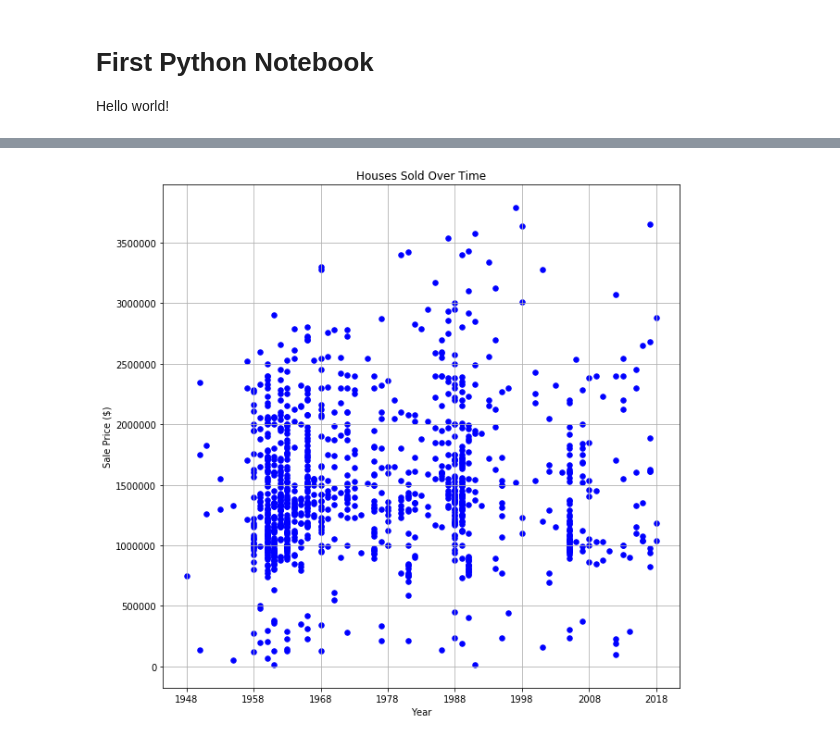
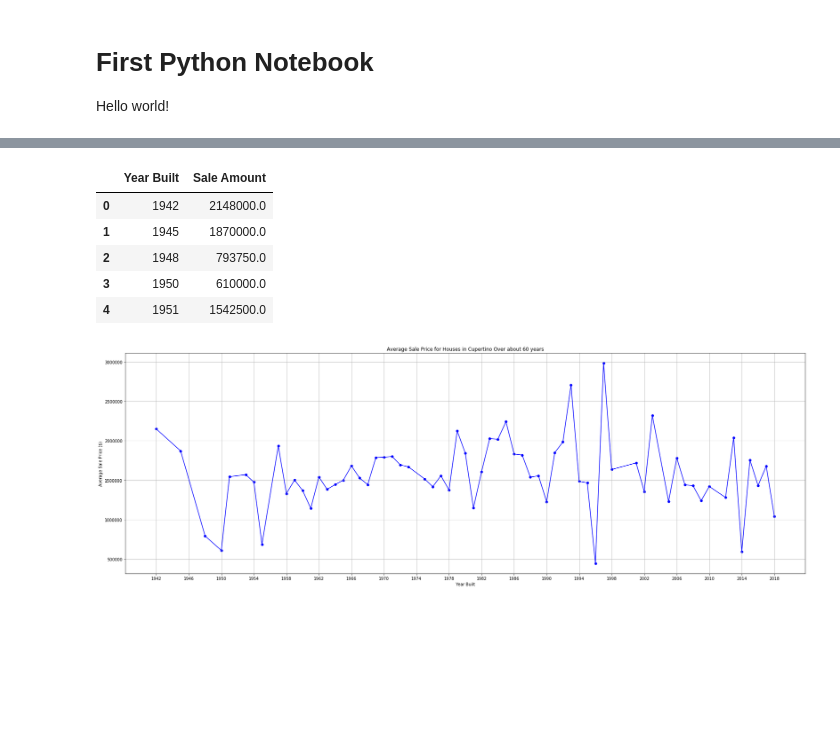
Before and after one commit to MelissaDjohan/Real-Estate-Data-Analysis, a Jupyter notebook: pyconstruction.ipynb, the cells around one changed output, grey strips where cells are left out. Drawn from its saved outputs; the diff is of its cells as text; code cells hidden in the pictures; blank space fills up the shorter version.

```diff
--- a/pyconstruction.ipynb
+++ b/pyconstruction.ipynb
@@ -98,0 +97,3 @@ cupertino_data_cleaned_df
+# %%
+data = data[(data['Sale Amount'] < 5000000) & (data['Year Built'] > 1940)]
+data.head()
@@ -99,14 +107,13 @@ cupertino_data_cleaned_df
 # %%
-data = cupertino_data_cleaned_df
 
-plt.figure(figsize=(10,10))
-plt.scatter(data['BuildingSummaryYearbuilteffective'], data['SaleAmountSaleamt'],marker="o",c="b", s = 30)
+plt.figure(figsize=(20,10))
+plt.scatter(data['Year Built'], data['Sale Amount'],marker="o",c="b", s = 30)
 
-plt.xticks(np.arange(min(data['BuildingSummaryYearbuilteffective']),max(data['BuildingSummaryYearbuilteffective']) + 1, 10))
+plt.xticks(np.arange(min(data['Year Built']),max(data['Year Built']) + 1, 10))
 
 # Create a title, x label, and y label for our chart
 plt.title("Houses Sold Over Time")
-plt.xlabel("Year")
+plt.xlabel("Year Built")
 plt.ylabel("Sale Price ($)")
 
 # set grid lines
@@ -150,23 +128,40 @@ cupertino_data_drop_outliers_df
+# %%
+# get the mean value and plot the scatter by year
+
+mean_cupertino_data = data.groupby(["Year Built"]).mean()
+
+# Convert to DataFrame
+mean_cupertino_df = mean_cupertino_data.reset_index()
+
+# Preview DataFrame
+mean_cupertino_df.head()
+# %% [output]
+|  | Year Built | Sale Amount |
+| 0 | 1942 | 2148000.0 |
+| 1 | 1945 | 1870000.0 |
+| 2 | 1948 | 793750.0 |
+| 3 | 1950 | 610000.0 |
+| 4 | 1951 | 1542500.0 |
 # %%
-data = cupertino_data_drop_outliers_df
+data = mean_cupertino_df
 
+plt.figure(figsize=(30,10))
+plt.scatter(data['Year Built'], data['Sale Amount'],marker="o",c="b", s = 30)
+plt.errorbar(data['Year Built'], data['Sale Amount'], color="b")
 
-plt.figure(figsize=(10,10))
-plt.scatter(data['BuildingSummaryYearbuilteffective'], data['SaleAmountSaleamt'],marker="o",c="b", s = 30)
-
-plt.xticks(np.arange(min(data['BuildingSummaryYearbuilteffective']),max(data['BuildingSummaryYearbuilteffective']) + 1, 10))
+plt.xticks(np.arange(min(data['Year Built']),max(data['Year Built']) + 1, 4))
 
 # Create a title, x label, and y label for our chart
-plt.title("Houses Sold Over Time")
-plt.xlabel("Year")
-plt.ylabel("Sale Price ($)")
+plt.title("Average Sale Price for Houses in Cupertino Over about 60 years")
+plt.xlabel("Year Built")
+plt.ylabel("Average Sale Price ($)")
 
 # set grid lines
 plt.grid()
 
 # Save the Figure
-# plt.savefig("Images/TumorResponseToTreatment")
+plt.savefig("Images/Cupertino_AverageSalePrice")
 
 plt.show()
 # %% [output]
-[figure, old version]
+[figure, new version]
```
Also changed, not shown: parts of 19 cells of this notebook.
